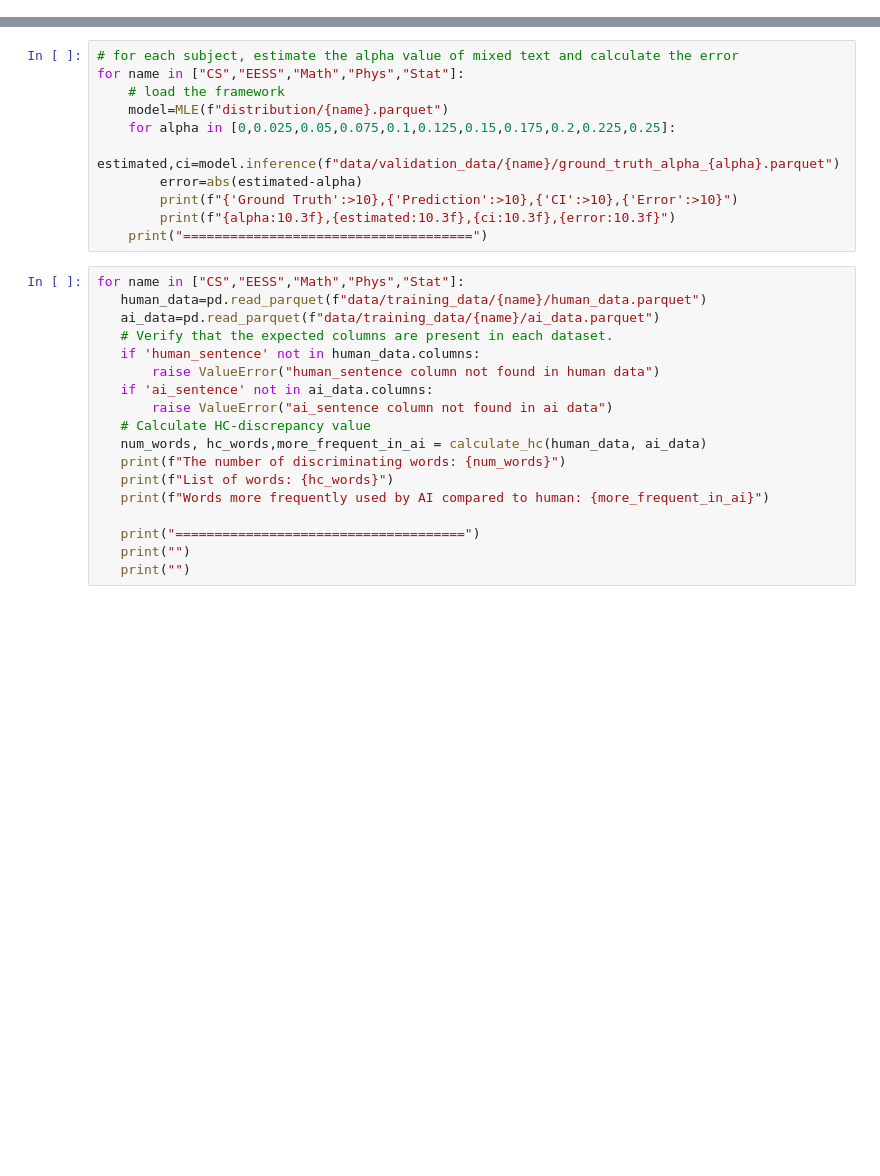
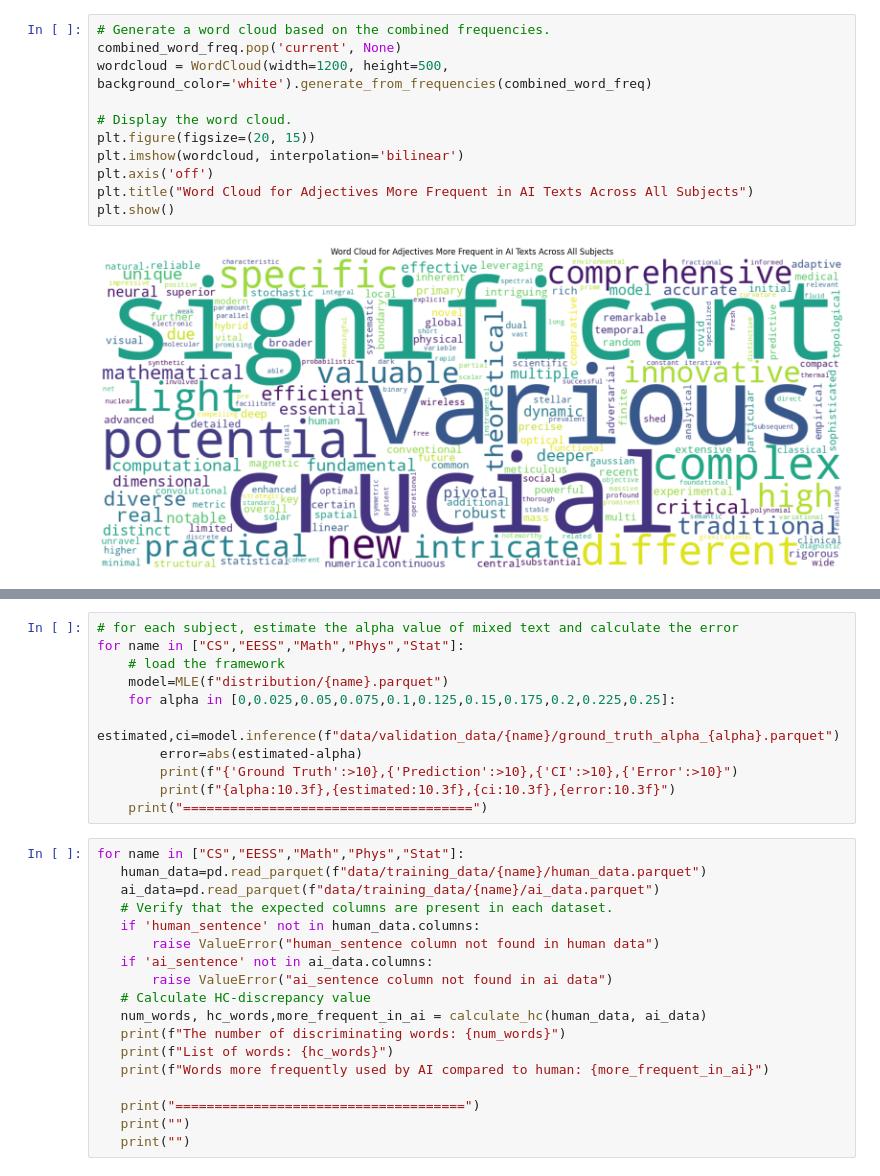
Before and after one commit to AsmaaSayah/higher-criticism-final-project, a Jupyter notebook: demo.ipynb, the cells around one changed output, grey strips where cells are left out. Saved outputs shown, nothing was run; the diff lists cells and outputs as text; blank space fills up the shorter version.

```diff
--- a/demo.ipynb
+++ b/demo.ipynb
@@ -17,3 +89,16 @@ import pandas as pd
+# %%
+# Generate a word cloud based on the combined frequencies.
+combined_word_freq.pop('current', None)
+wordcloud = WordCloud(width=1200, height=500, background_color='white').generate_from_frequencies(combined_word_freq)
+
+# Display the word cloud.
+plt.figure(figsize=(20, 15))
+plt.imshow(wordcloud, interpolation='bilinear')
+plt.axis('off')
+plt.title("Word Cloud for Adjectives More Frequent in AI Texts Across All Subjects")
+plt.show()
+# %% [output]
+[figure, added]
 # %%
 # for each subject, estimate the distribution of human-written text and AI-generated text
 for name in ["CS","EESS","Math","Phys","Stat"]:
```
Also changed, not shown: parts of 9 cells of this notebook.
